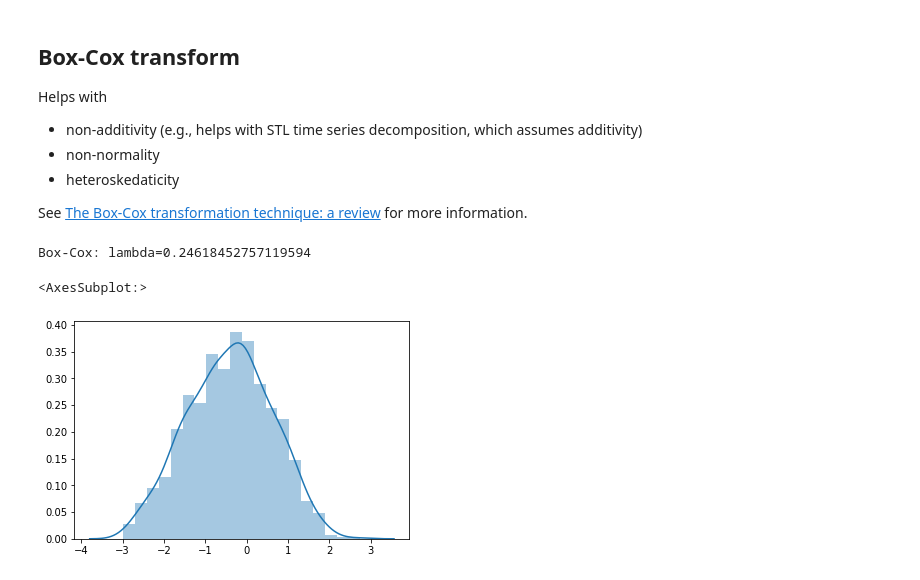
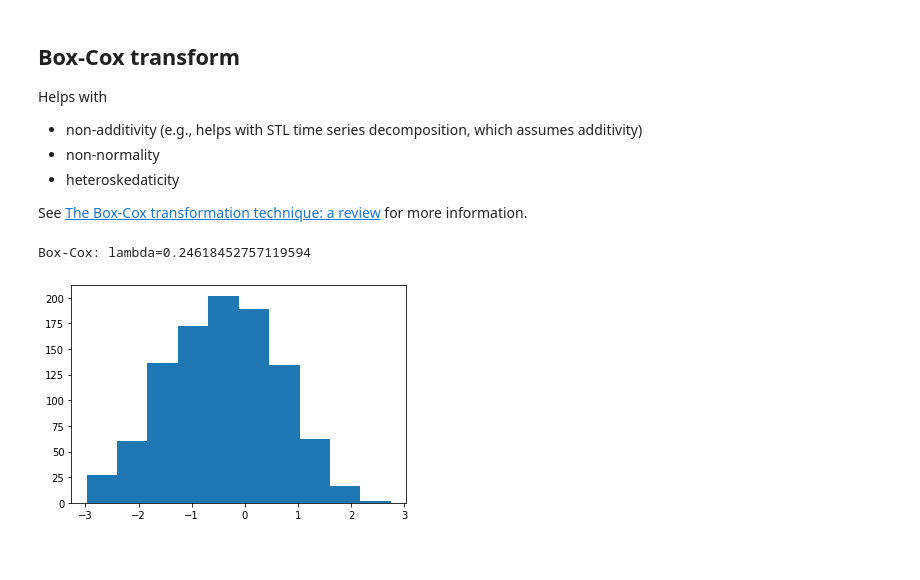
Before and after one commit to williewheeler/stats-demos, a Jupyter notebook: normalizing-exp-dist-data.ipynb, the cells around one changed output. Saved outputs shown, nothing was run; the diff lists cells and outputs as text; code cells hidden in the pictures.

```diff
--- a/normalizing-exp-dist-data.ipynb
+++ b/normalizing-exp-dist-data.ipynb
@@ -103,8 +101,8 @@ See [The Box-Cox transformation technique: a review](https://www.researchgate.ne
 # %%
 bc_data, bc_lambda = stats.boxcox(data)
 print(f"Box-Cox: lambda={bc_lambda}")
-sns.distplot(bc_data, hist=True, kde=True, label="Box-Cox data")
+plt.hist(bc_data)
+plt.show()
 # %% [output]
 Box-Cox: lambda=0.24618452757119594
-<AxesSubplot:>
-[figure, old version]
+[figure, new version]
```
Also changed, not shown: parts of 16 cells of this notebook, 5 other files.
